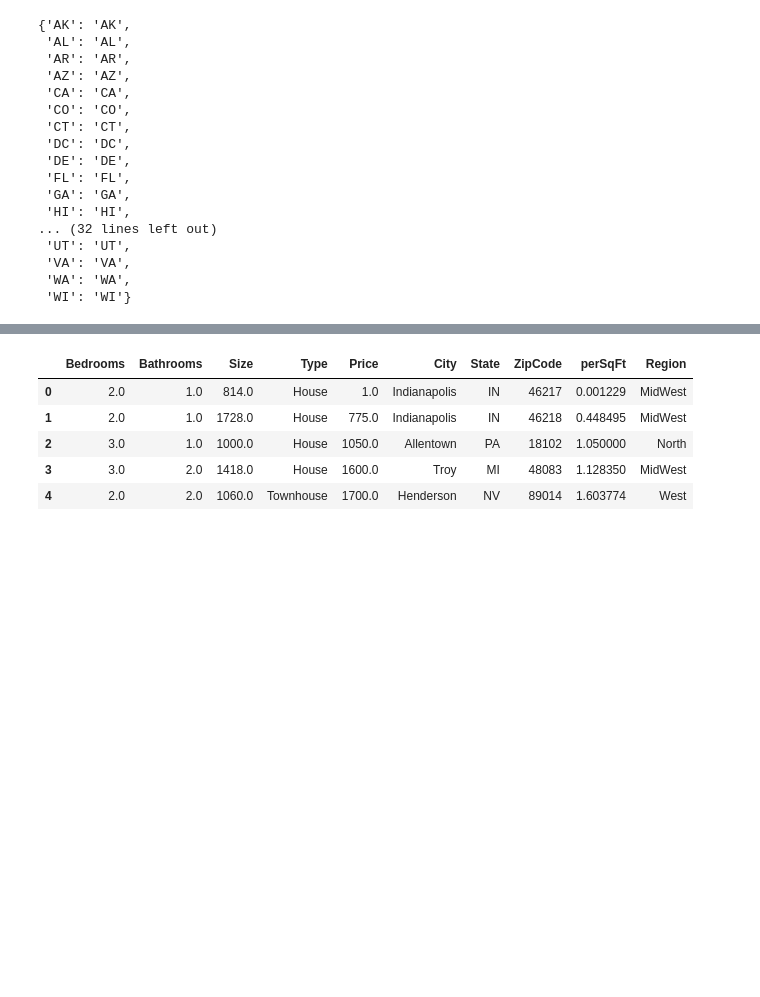
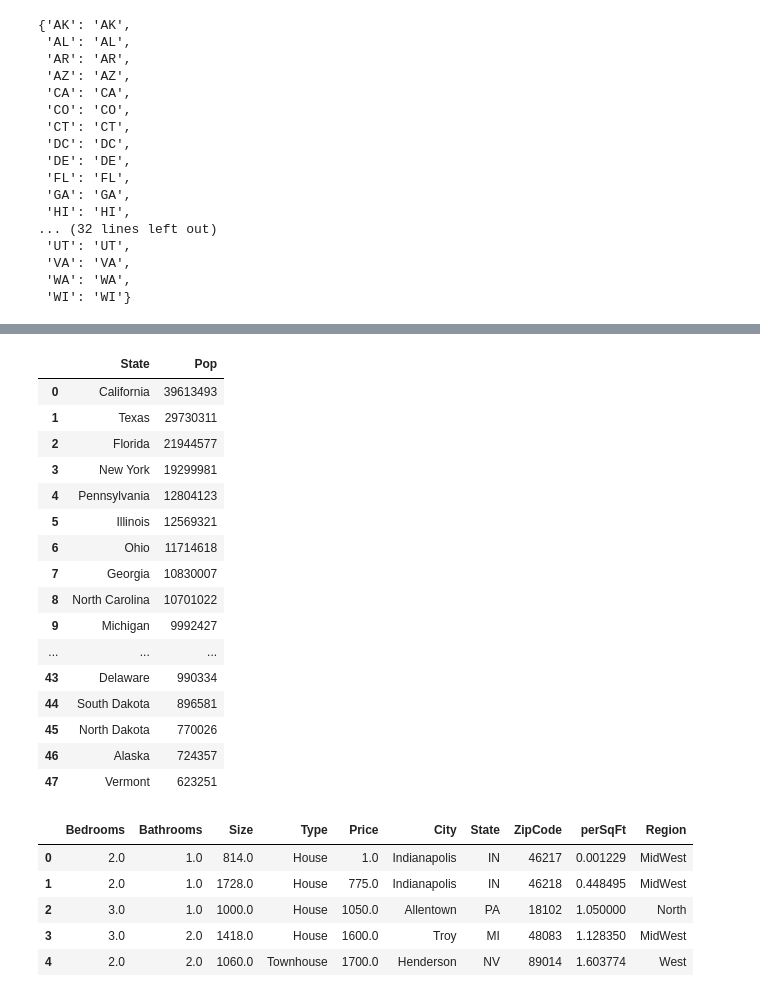
Before and after one commit to StockJanitor/CIS41_Project, a Jupyter notebook: CIS41_Project.ipynb, the cells around one changed output, grey strips where cells are left out. Drawn from its saved outputs; the diff is of its cells as text; code cells hidden in the pictures; blank space fills up the shorter version.

```diff
--- a/CIS41_Project.ipynb
+++ b/CIS41_Project.ipynb
@@ -240,3 +270,27 @@ gdp_df
+# %%
+# Filter out some regions and states, Grabbing State and Pop columns, reset index
+population_df = population_df[(population_df.State != 'Wyoming') & (population_df.State != 'West Virginia') & (population_df.State != 'District of Columbia') & (population_df.State != 'Puerto Rico')]
+population_df = population_df[['State','Pop']]
+population_df.reset_index(inplace=True,drop=True)
+population_df
+# %% [output]
+|  | State | Pop |
+| 0 | California | 39613493 |
+| 1 | Texas | 29730311 |
+| 2 | Florida | 21944577 |
+| 3 | New York | 19299981 |
+| 4 | Pennsylvania | 12804123 |
+| 5 | Illinois | 12569321 |
+| 6 | Ohio | 11714618 |
+| 7 | Georgia | 10830007 |
+| 8 | North Carolina | 10701022 |
+| 9 | Michigan | 9992427 |
+| ... | ... | ... |
+| 43 | Delaware | 990334 |
+| 44 | South Dakota | 896581 |
+| 45 | North Dakota | 770026 |
+| 46 | Alaska | 724357 |
+| 47 | Vermont | 623251 |
 # %%
 #created a function that finds states with not enough data to produce analysis
 def little_data_states(tab):
```
Also changed, not shown: parts of 8 cells of this notebook.
